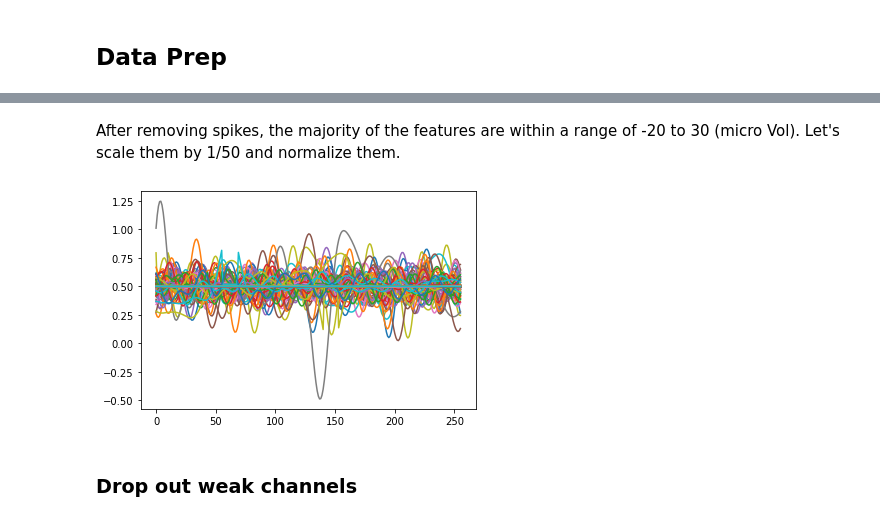
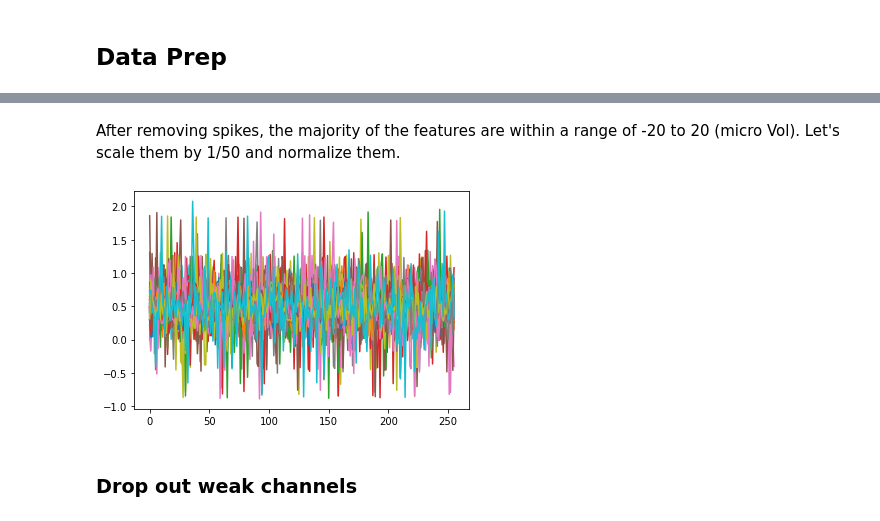
Before and after one commit to ylin00/seizurecast, a Jupyter notebook: notebooks/Seizure_Forecasting_LSTM.ipynb, the cells around one changed output, grey strips where cells are left out. Saved outputs shown, nothing was run; the diff lists cells and outputs as text; code cells hidden in the pictures.

```diff
--- a/notebooks/Seizure_Forecasting_LSTM.ipynb
+++ b/notebooks/Seizure_Forecasting_LSTM.ipynb
@@ -179,0 +174,13 @@ train_y = np.array([int(y==LABEL_PRE) for y in train_y])[:,np.newaxis]
+# %%
+def chop_signal(long_vec, width=256, stepsize=64):
+    """Chop a long long vector into 2D numpy array of width, consecutive rows will have certain overlap
+
+    Args:
+        long_vec: long vector
+        width(int): width of the result. Must no greater than length of long_vec
+        overlap(int): Must less than width.
+    """
+    long_vec = np.hstack([long_vec[i:i+width] for i in np.arange(0, len(long_vec)-width, stepsize)])
+    return np.reshape(long_vec[0:(len(long_vec)//width*width)], [-1, width])
+
+chop_signal([1, 2, 3, 4, 5, 6, 7, 8], width=4, stepsize=1)
@@ -179,0 +223,12 @@ train_y = np.array([int(y==LABEL_PRE) for y in train_y])[:,np.newaxis]
+# %%
+train_X, train_y = dataset[0].pipe(get_dataset)
+test_X, test_y = dataset[1].pipe(get_dataset)
+
+train_X, test_X = [x.to_numpy()[:, :, np.newaxis] for x in [train_X, test_X]]  # new feature axis
+train_y, test_y = [x.to_numpy() for x in [train_y, test_y]]
+
+# binarize
+test_y = np.array([int(y==LABEL_PRE) for y in test_y])[:,np.newaxis]
+train_y = np.array([int(y==LABEL_PRE) for y in train_y])[:,np.newaxis]
+
+print(f'shape of train X = {train_X.shape}, test X = {test_X.shape}')
@@ -210,10 +263,10 @@ def get_median_filtered(signal, threshold=100):
 train_X = np.array([get_median_filtered(signal, 8) for signal in train_X])
 test_X = np.array([get_median_filtered(signal, 8) for signal in test_X])
 
+_, axs = plt.subplots(2,1)
 np.random.seed(0)
-for signal in train_X[np.random.choice(train_X.shape[0], 1000, replace=False),:]:
-  plt.plot(signal)
+for signal in train_X[np.random.choice(train_X.shape[0], 100, replace=False),:]:
+    axs[0].plot(signal)
 
-print(train_X.shape)
-print(np.histogram(train_X[1:1000,:].flatten()))
+_ = axs[1].hist(train_X[1:100,:].flatten(), bins = 101)
 # %% [output]
@@ -226,12 +274,12 @@ print(np.histogram(train_X[1:1000,:].flatten()))
 # %% [markdown]
-After removing spikes, the majority of the features are within a range of -20 to 30 (micro Vol). Let's scale them by 1/50 and normalize them.
+After removing spikes, the majority of the features are within a range of -20 to 20 (micro Vol). Let's scale them by 1/50 and normalize them.
 # %%
 train_X = np.array([0.5 + (signal-np.mean(signal))/50 for signal in train_X ])
 test_X = np.array([0.5 + (signal-np.mean(signal))/50 for signal in test_X ])
-for signal in train_X[np.random.choice(train_X.shape[0], 1000, replace=False),:]:
-  plt.plot(signal)
+for signal in train_X[np.random.choice(train_X.shape[0], 100, replace=False),:]:
+    plt.plot(signal)
 # %% [output]
-[figure, old version]
+[figure, new version]
 # %% [markdown]
 ### Drop out weak channels
 # %%
```
Also changed, not shown: parts of 28 cells of this notebook, 3 other files.
